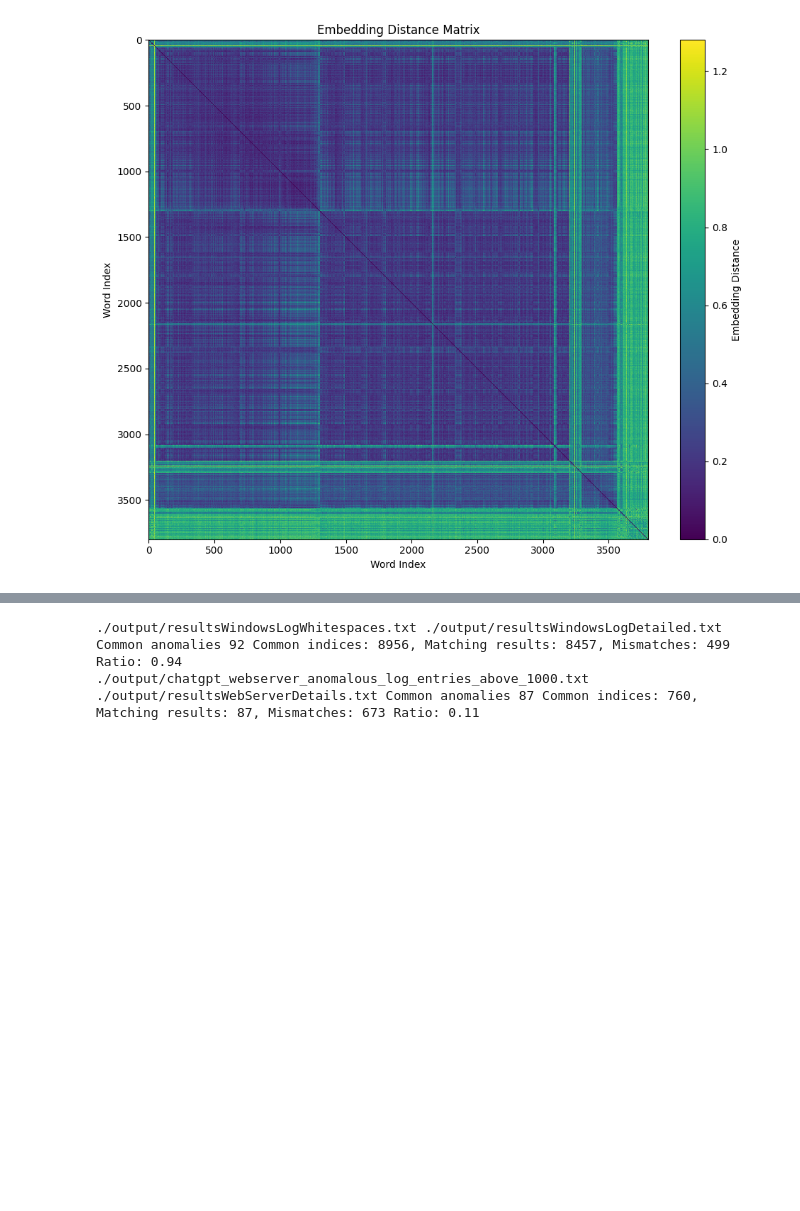
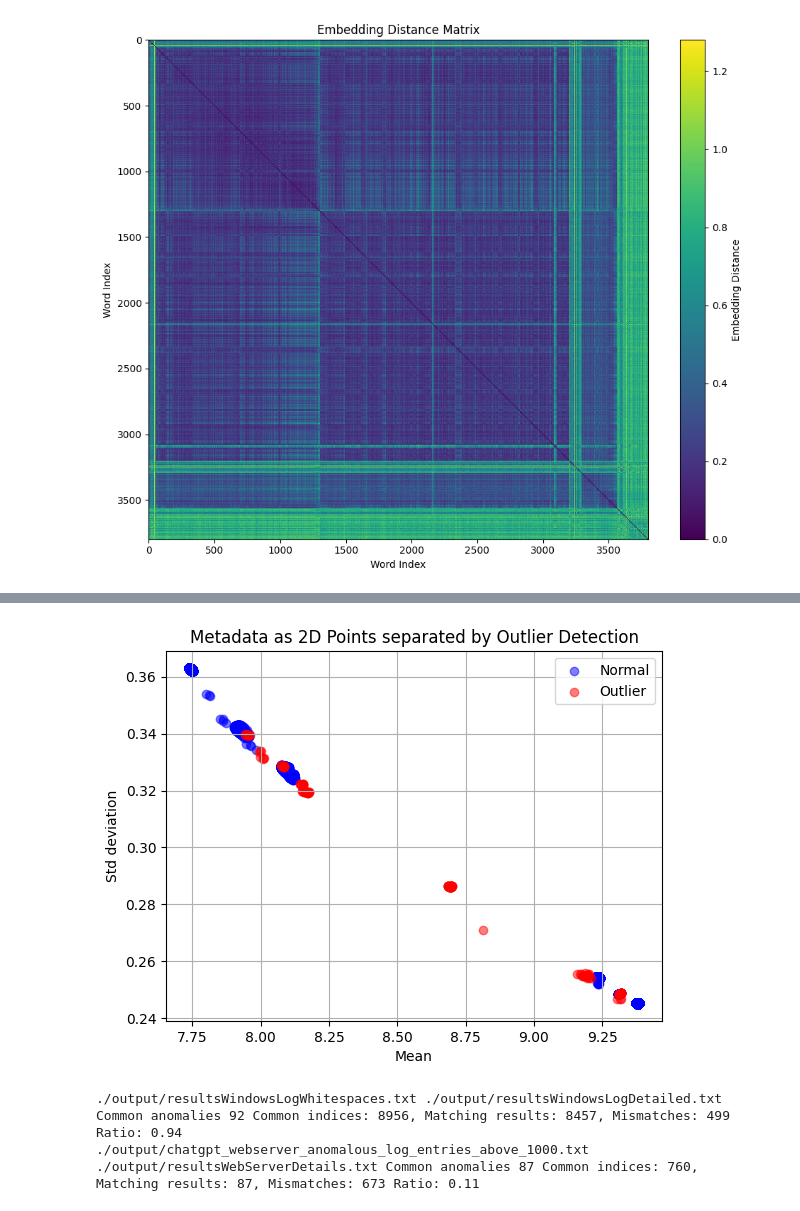
Before and after one commit to mmaracic/dataScience, a Jupyter notebook: anomaly-detection/analysis.ipynb, the cells around one changed output, grey strips where cells are left out. Drawn from its saved outputs; the diff is of its cells as text; code cells hidden in the pictures; blank space fills up the shorter version.

```diff
--- a/anomaly-detection/analysis.ipynb
+++ b/anomaly-detection/analysis.ipynb
@@ -165,3 +158,16 @@ plot_results("./output/resultsWindowsLogDetailed.txt")
+# %%
+from analysis_functions import extract_metadata_from_json, extract_matrix_from_json, plot_metadata
+
+metadata = extract_metadata_from_json(file1)
+matrix1 = extract_matrix_from_json(file1)
+
+assert len(metadata) == matrix1.shape[0], "Metadata length does not match matrix rows"
+
+data = list(zip(metadata, matrix1[:, 0])) #Column 0 for IsolationForestClassifier, column 1 for OneClassSVMClassifier
+
+plot_metadata(data)
+# %% [output]
+[figure, added]
 # %%
 import numpy as np
 import matplotlib.pyplot as plt
```
Also changed, not shown: parts of 7 cells of this notebook, 7 other files.
